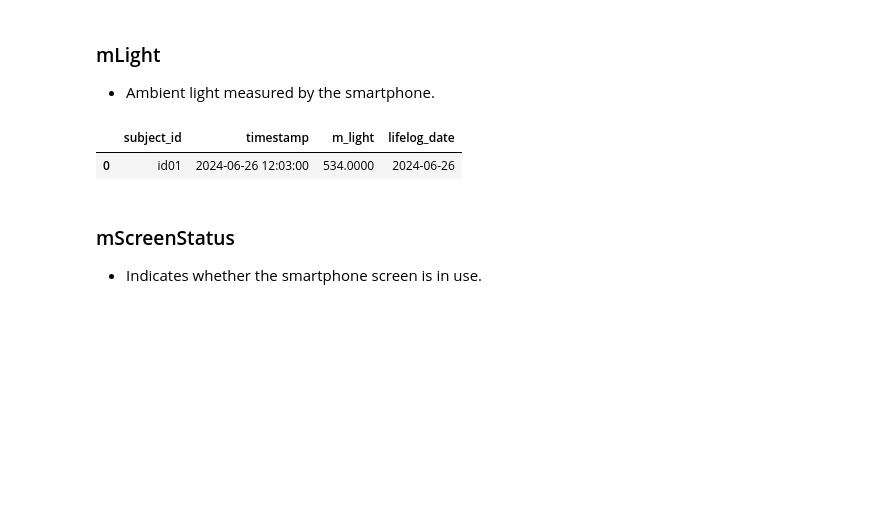
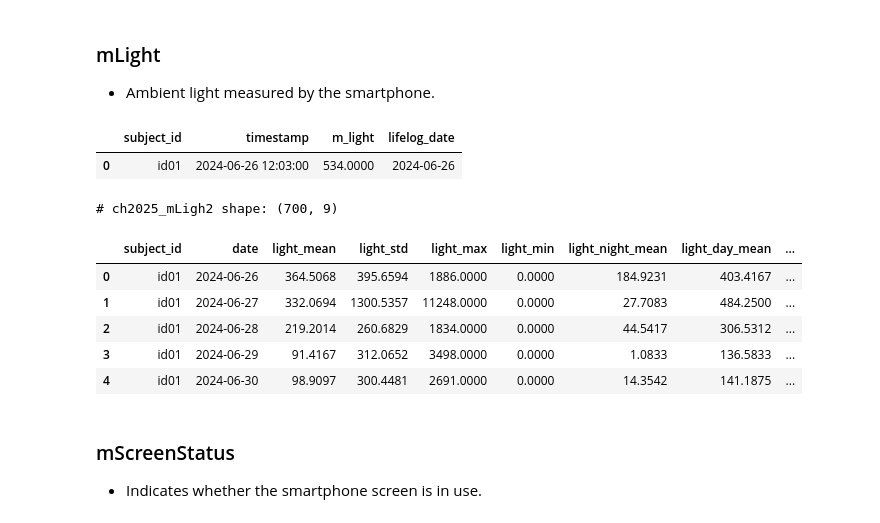
Before and after one commit to jacobgreen4477/Construction-Equipment-Oil-Condition-Classification-AI-Competition, a Jupyter notebook: ETRI_v1_0_0.ipynb, the cells around one changed output. Cells and saved outputs as stored; diff of their text form; code cells hidden in the pictures; blank space fills up the shorter version.

```diff
--- a/ETRI_v1_0_0.ipynb
+++ b/ETRI_v1_0_0.ipynb
@@ -808,6 +808,42 @@ ch2025_mLight.head(1)
 # %% [output]
 |  | subject_id | timestamp | m_light | lifelog_date |
 | 0 | id01 | 2024-06-26 12:03:00 | 534.0000 | 2024-06-26 |
+# %%
+def process_mLight(df):
+    df = df.copy()
+    df['timestamp'] = pd.to_datetime(df['timestamp'])
+    df['date'] = df['timestamp'].dt.date
+    df['hour'] = df['timestamp'].dt.hour
+
+    # 밤(22~05시), 낮(06~21시) 구분
+    df['is_night'] = df['hour'].apply(lambda h: h >= 22 or h < 6)
+
+    # 하루 단위 요약
+    daily = df.groupby(['subject_id', 'date']).agg(
+        light_mean=('m_light', 'mean'),
+        light_std=('m_light', 'std'),
+        light_max=('m_light', 'max'),
+        light_min=('m_light', 'min'),
+        light_night_mean=('m_light', lambda x: x[df.loc[x.index, 'is_night']].mean()),
+        light_day_mean=('m_light', lambda x: x[~df.loc[x.index, 'is_night']].mean()),
+        light_night_ratio=('is_night', 'mean')  # 밤 시간 측정 비율
+    ).reset_index()
+
+    return daily
+# %%
+ch2025_mLigh2 = process_mLight(ch2025_mLight)
+
+# check
+print(f'# ch2025_mLigh2 shape: {ch2025_mLigh2.shape}')
+ch2025_mLigh2.head()
+# %% [output]
+# ch2025_mLigh2 shape: (700, 9)
+|  | subject_id | date | light_mean | light_std | light_max | light_min | light_night_mean | light_day_mean | ... |
+| 0 | id01 | 2024-06-26 | 364.5068 | 395.6594 | 1886.0000 | 0.0000 | 184.9231 | 403.4167 | ... |
+| 1 | id01 | 2024-06-27 | 332.0694 | 1300.5357 | 11248.0000 | 0.0000 | 27.7083 | 484.2500 | ... |
+| 2 | id01 | 2024-06-28 | 219.2014 | 260.6829 | 1834.0000 | 0.0000 | 44.5417 | 306.5312 | ... |
+| 3 | id01 | 2024-06-29 | 91.4167 | 312.0652 | 3498.0000 | 0.0000 | 1.0833 | 136.5833 | ... |
+| 4 | id01 | 2024-06-30 | 98.9097 | 300.4481 | 2691.0000 | 0.0000 | 14.3542 | 141.1875 | ... |
 # %% [markdown]
 ### mScreenStatus
 - Indicates whether the smartphone screen is in use.
```
